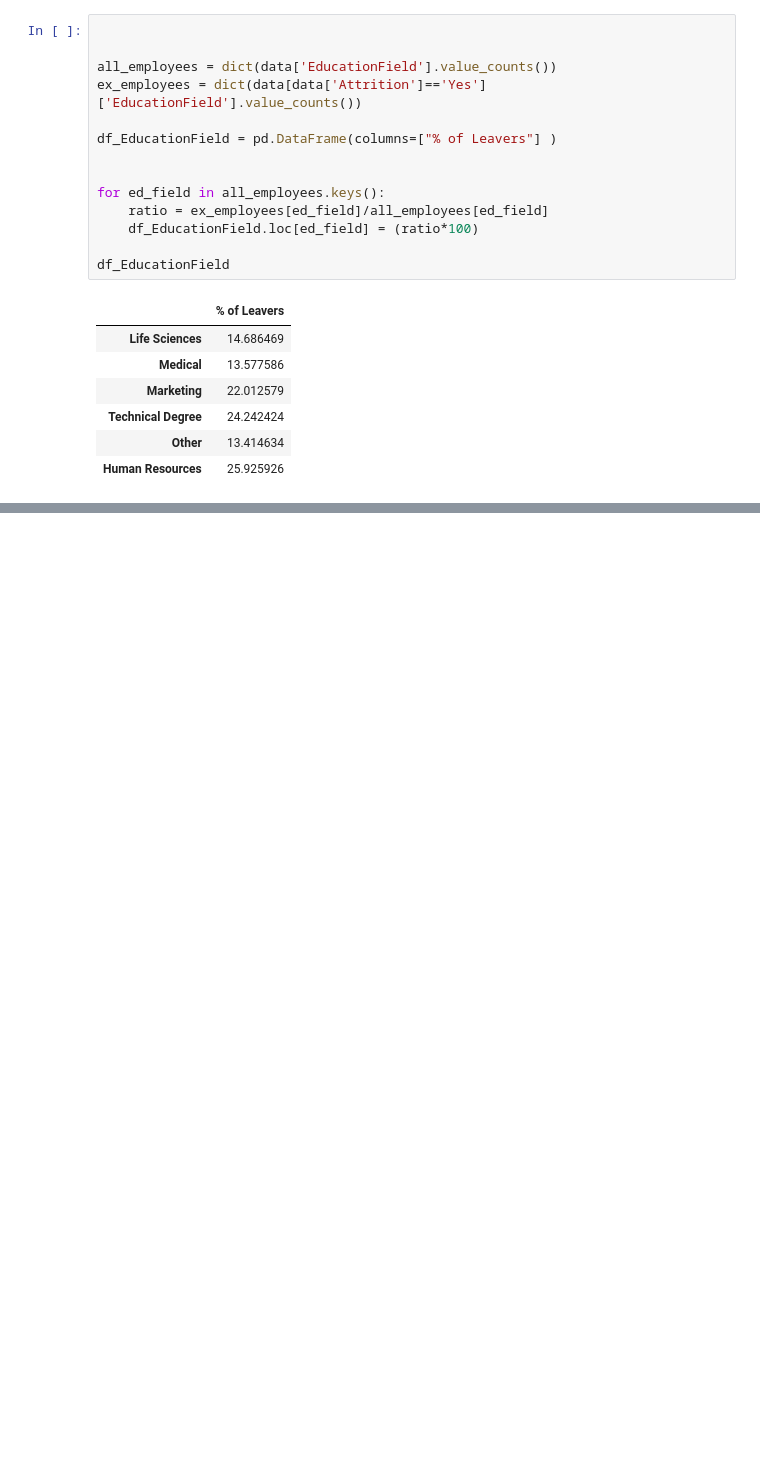
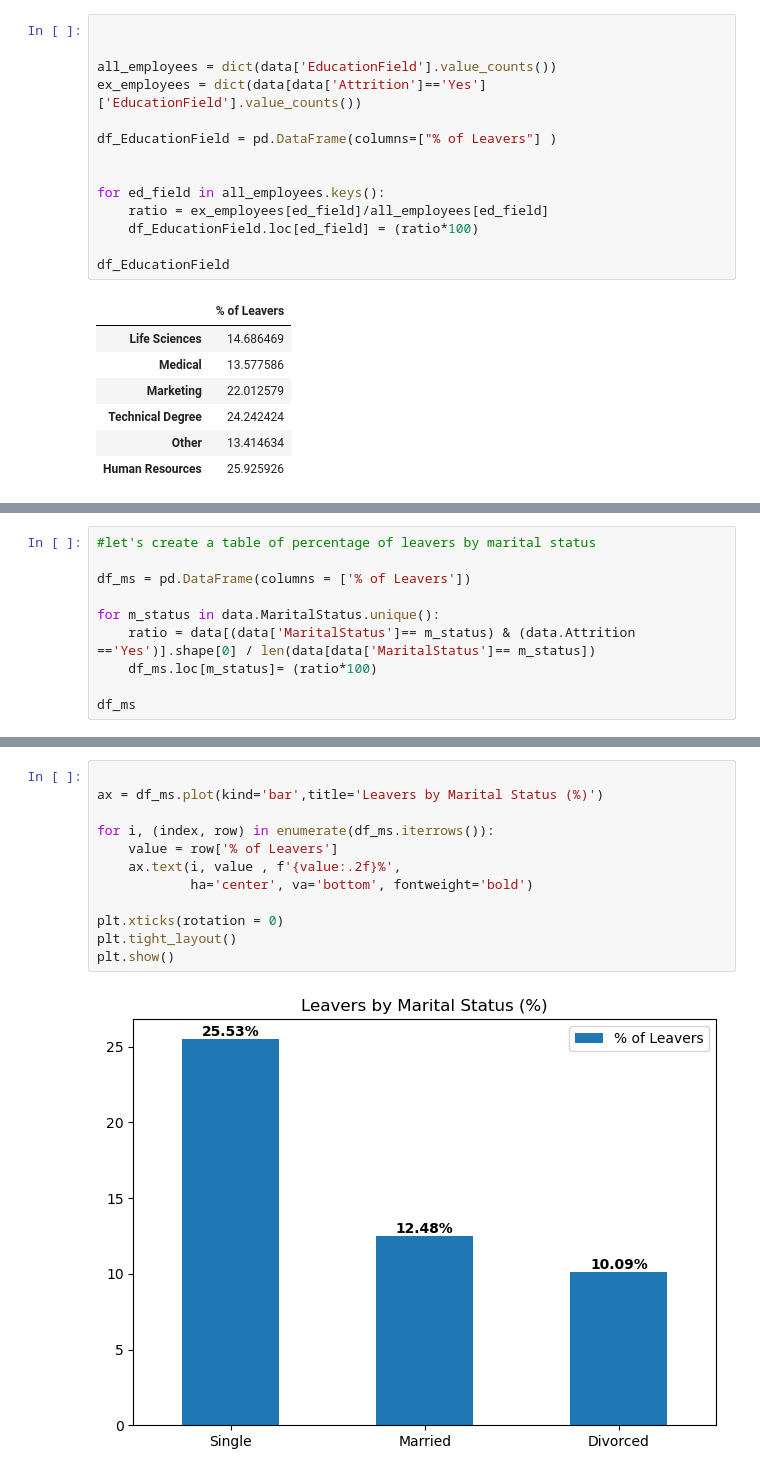
Before and after one commit to ZakariaElKazdam/Attrition-detection, a Jupyter notebook: attrition_detection.ipynb, the cells around one changed output, grey strips where cells are left out. Drawn from its saved outputs; the diff is of its cells as text; blank space fills up the shorter version.

```diff
--- a/attrition_detection.ipynb
+++ b/attrition_detection.ipynb
@@ -439,0 +382,10 @@ Name: Human Resources, dtype: float64
+# %%
+#let's create a table of percentage of leavers by marital status
+
+df_ms = pd.DataFrame(columns = ['% of Leavers'])
+
+for m_status in data.MaritalStatus.unique():
+    ratio = data[(data['MaritalStatus']== m_status) & (data.Attrition =='Yes')].shape[0] / len(data[data['MaritalStatus']== m_status])
+    df_ms.loc[m_status]= (ratio*100)
+
+df_ms
@@ -439,0 +402,14 @@ Name: Human Resources, dtype: float64
+# %%
+
+ax = df_ms.plot(kind='bar',title='Leavers by Marital Status (%)')
+
+for i, (index, row) in enumerate(df_ms.iterrows()):
+    value = row['% of Leavers']
+    ax.text(i, value , f'{value:.2f}%',
+            ha='center', va='bottom', fontweight='bold')
+
+plt.xticks(rotation = 0)
+plt.tight_layout()
+plt.show()
+# %% [output]
+[figure, added]
```
Also changed, not shown: parts of 45 cells of this notebook.
